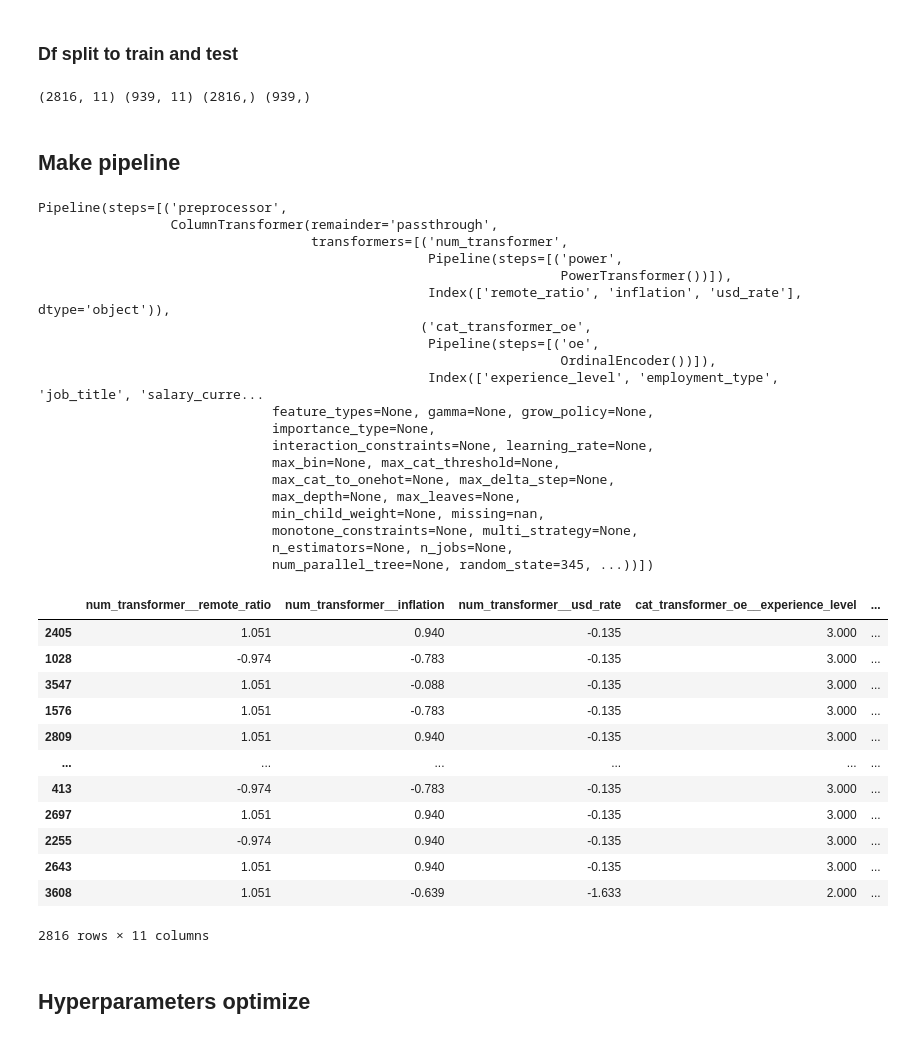
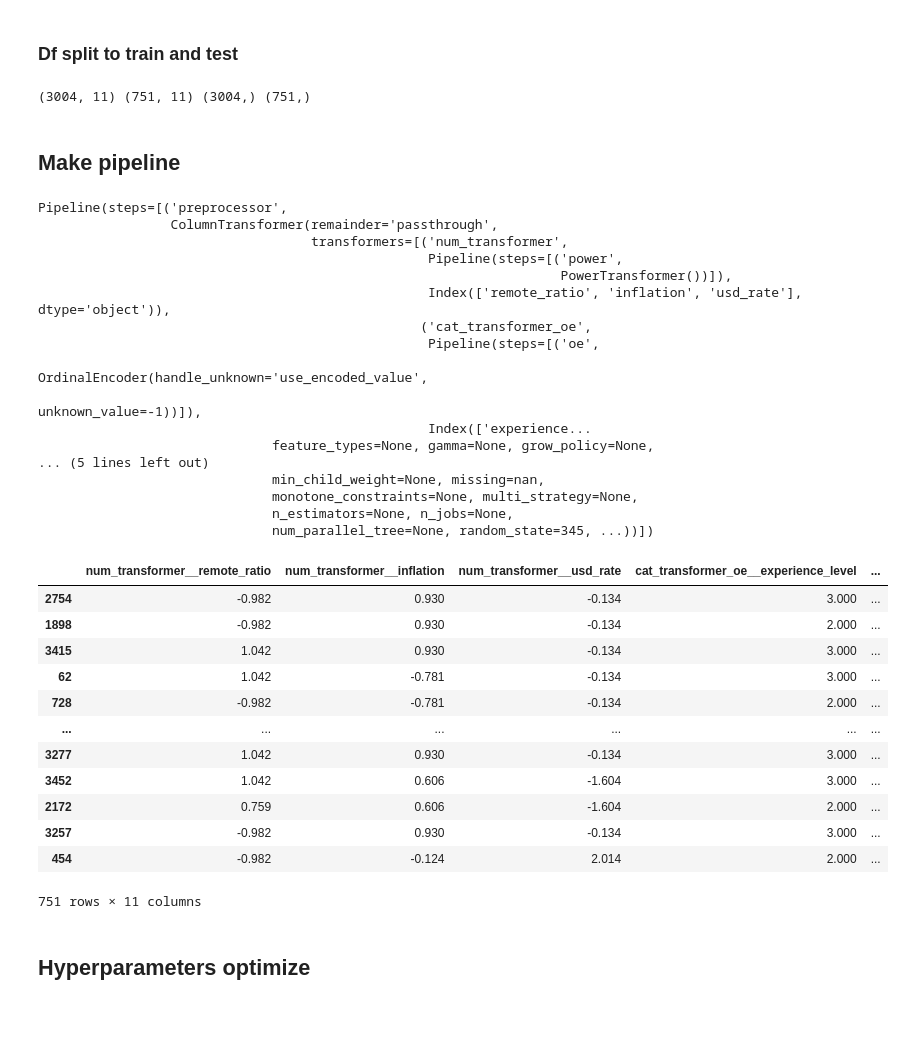
Before and after one commit to rvegrc/ds_salary, a Jupyter notebook: ds_salary.ipynb, the cells around one changed output. Cells and saved outputs as stored; diff of their text form; code cells hidden in the pictures.

Commit message:
Update ds_salary.ipynb
change unknown for oe transformer

```diff
--- a/ds_salary.ipynb
+++ b/ds_salary.ipynb
@@ -707,10 +707,10 @@ for col in df_sal_to_model.select_dtypes(exclude='object').columns:
 ### Df split to train and test
 # %%
 X, y = df_sal_to_model.drop('salary_in_usd', axis=1), df_sal_to_model['salary_in_usd']
-X_train, X_test, y_train, y_test = train_test_split(X, y, train_size=0.75, random_state=RAND_ST)
+X_train, X_test, y_train, y_test = train_test_split(X, y, train_size=0.80, random_state=RAND_ST)
 print(X_train.shape, X_test.shape, y_train.shape, y_test.shape)
 # %% [output]
-(2816, 11) (939, 11) (2816,) (939,)
+(3004, 11) (751, 11) (3004,) (751,)
 # %% [markdown]
 ## Make pipeline
 # %%
@@ -731,7 +731,7 @@ cat_transformer = skl_pipeline(steps=[
 
 cat_transformer_oe = skl_pipeline(steps=[
     ('oe',
-     OrdinalEncoder(handle_unknown='error')) # drop = 'if_binary' if cat will not change
+     OrdinalEncoder(handle_unknown='use_encoded_value', unknown_value=-1)) # drop = 'if_binary' if cat will not change
     ])
 
 
@@ -762,14 +762,11 @@ Pipeline(steps=[('preprocessor',
                                                   Index(['remote_ratio', 'inflation', 'usd_rate'], dtype='object')),
                                                  ('cat_transformer_oe',
                                                   Pipeline(steps=[('oe',
-                                                                   OrdinalEncoder())]),
-                                                  Index(['experience_level', 'employment_type', 'job_title', 'salary_curre...
+                                                                   OrdinalEncoder(handle_unknown='use_encoded_value',
+                                                                                  unknown_value=-1))]),
+                                                  Index(['experience...
                               feature_types=None, gamma=None, grow_policy=None,
-                              importance_type=None,
-                              interaction_constraints=None, learning_rate=None,
-                              max_bin=None, max_cat_threshold=None,
-                              max_cat_to_onehot=None, max_delta_step=None,
-                              max_depth=None, max_leaves=None,
+... (5 lines left out)
                               min_child_weight=None, missing=nan,
                               monotone_constraints=None, multi_strategy=None,
                               n_estimators=None, n_jobs=None,
@@ -777,21 +774,21 @@ Pipeline(steps=[('preprocessor',
 # %%
 # preprocessor check
 preprocessor.fit(X_train, y_train)
-preprocessor.transform(X_train)
+preprocessor.transform(X_test)
 # %% [output]
 |  | num_transformer__remote_ratio | num_transformer__inflation | num_transformer__usd_rate | cat_transformer_oe__experience_level | ... |
-| 2405 | 1.051 | 0.940 | -0.135 | 3.000 | ... |
-| 1028 | -0.974 | -0.783 | -0.135 | 3.000 | ... |
-| 3547 | 1.051 | -0.088 | -0.135 | 3.000 | ... |
-| 1576 | 1.051 | -0.783 | -0.135 | 3.000 | ... |
-| 2809 | 1.051 | 0.940 | -0.135 | 3.000 | ... |
+| 2754 | -0.982 | 0.930 | -0.134 | 3.000 | ... |
+| 1898 | -0.982 | 0.930 | -0.134 | 2.000 | ... |
+| 3415 | 1.042 | 0.930 | -0.134 | 3.000 | ... |
+| 62 | 1.042 | -0.781 | -0.134 | 3.000 | ... |
+| 728 | -0.982 | -0.781 | -0.134 | 2.000 | ... |
 | ... | ... | ... | ... | ... | ... |
-| 413 | -0.974 | -0.783 | -0.135 | 3.000 | ... |
-| 2697 | 1.051 | 0.940 | -0.135 | 3.000 | ... |
-| 2255 | -0.974 | 0.940 | -0.135 | 3.000 | ... |
-| 2643 | 1.051 | 0.940 | -0.135 | 3.000 | ... |
-| 3608 | 1.051 | -0.639 | -1.633 | 2.000 | ... |
+| 3277 | 1.042 | 0.930 | -0.134 | 3.000 | ... |
+| 3452 | 1.042 | 0.606 | -1.604 | 3.000 | ... |
+| 2172 | 0.759 | 0.606 | -1.604 | 2.000 | ... |
+| 3257 | -0.982 | 0.930 | -0.134 | 3.000 | ... |
+| 454 | -0.982 | -0.124 | 2.014 | 2.000 | ... |
-2816 rows × 11 columns
+751 rows × 11 columns
 # %% [markdown]
 ## Hyperparameters optimize
 # %%
```
Also changed, not shown: parts of 2 cells of this notebook.
